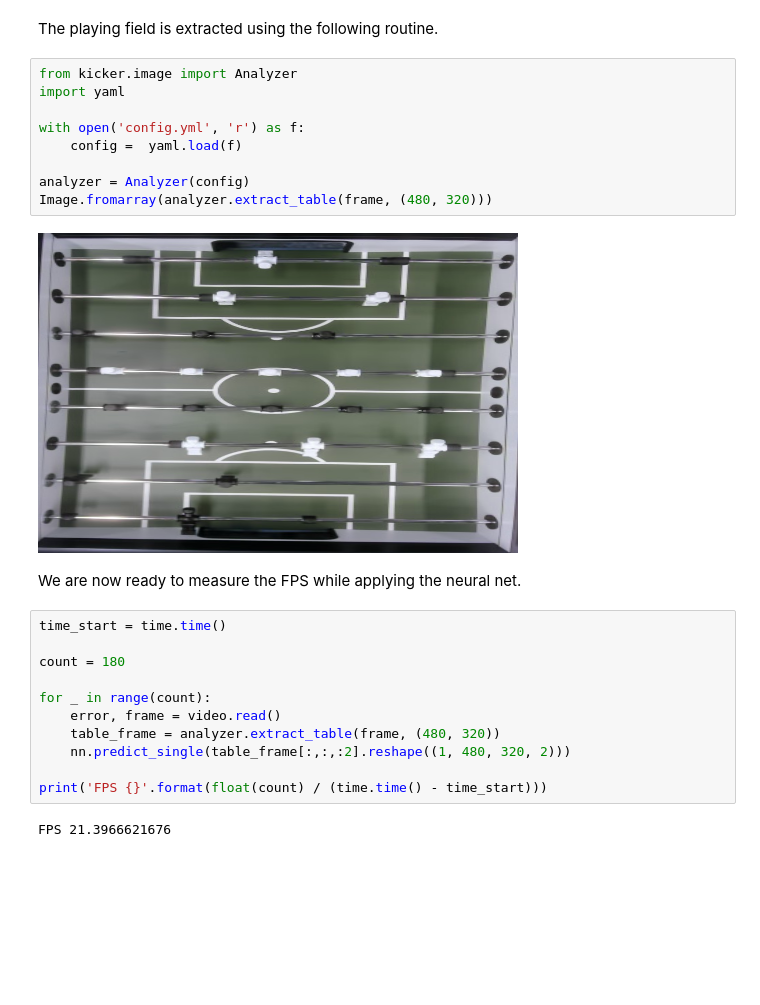
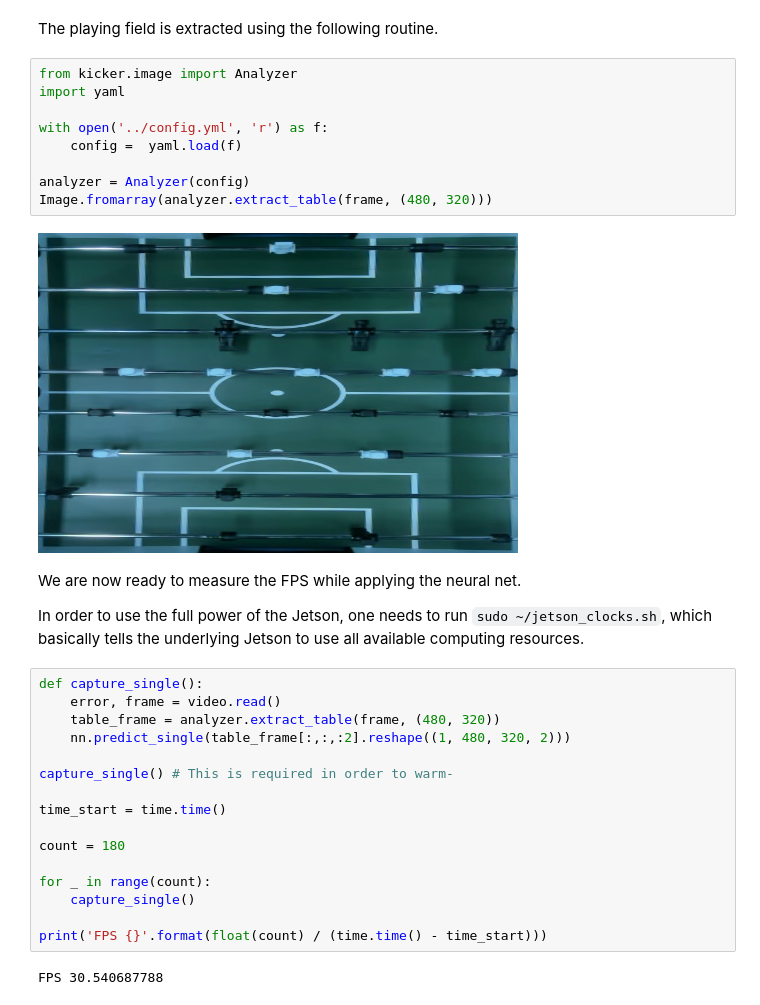
Before and after one commit to KI-cker/Ki-cker, a Jupyter notebook: jupyter-notebooks/Webcam.ipynb, the cells around one changed output. Saved outputs shown, nothing was run; the diff lists cells and outputs as text; blank space fills up the shorter version.

```diff
--- a/jupyter-notebooks/Webcam.ipynb
+++ b/jupyter-notebooks/Webcam.ipynb
@@ -40,26 +42,33 @@ The playing field is extracted using the following routine.
 # %%
 from kicker.image import Analyzer
 import yaml
 
-with open('config.yml', 'r') as f:
+with open('../config.yml', 'r') as f:
     config =  yaml.load(f)
 
 analyzer = Analyzer(config)
 Image.fromarray(analyzer.extract_table(frame, (480, 320)))
 # %% [output]
-[figure, old version]
+[figure, new version]
 # %% [markdown]
 We are now ready to measure the FPS while applying the neural net.
+
+In order to use the full power of the Jetson, one needs to run `sudo ~/jetson_clocks.sh`, which basically tells the underlying Jetson to use all available computing resources.
 # %%
+def capture_single():
+    error, frame = video.read()
+    table_frame = analyzer.extract_table(frame, (480, 320))
+    nn.predict_single(table_frame[:,:,:2].reshape((1, 480, 320, 2)))
+
+capture_single() # This is required in order to warm-
+
 time_start = time.time()
 
 count = 180
 
 for _ in range(count):
-    error, frame = video.read()
-    table_frame = analyzer.extract_table(frame, (480, 320))
-    nn.predict_single(table_frame[:,:,:2].reshape((1, 480, 320, 2)))
+    capture_single()
 
 print('FPS {}'.format(float(count) / (time.time() - time_start)))
 # %% [output]
-FPS 21.3966621676
+FPS 30.540687788
```
Also changed, not shown: parts of 5 cells of this notebook.
